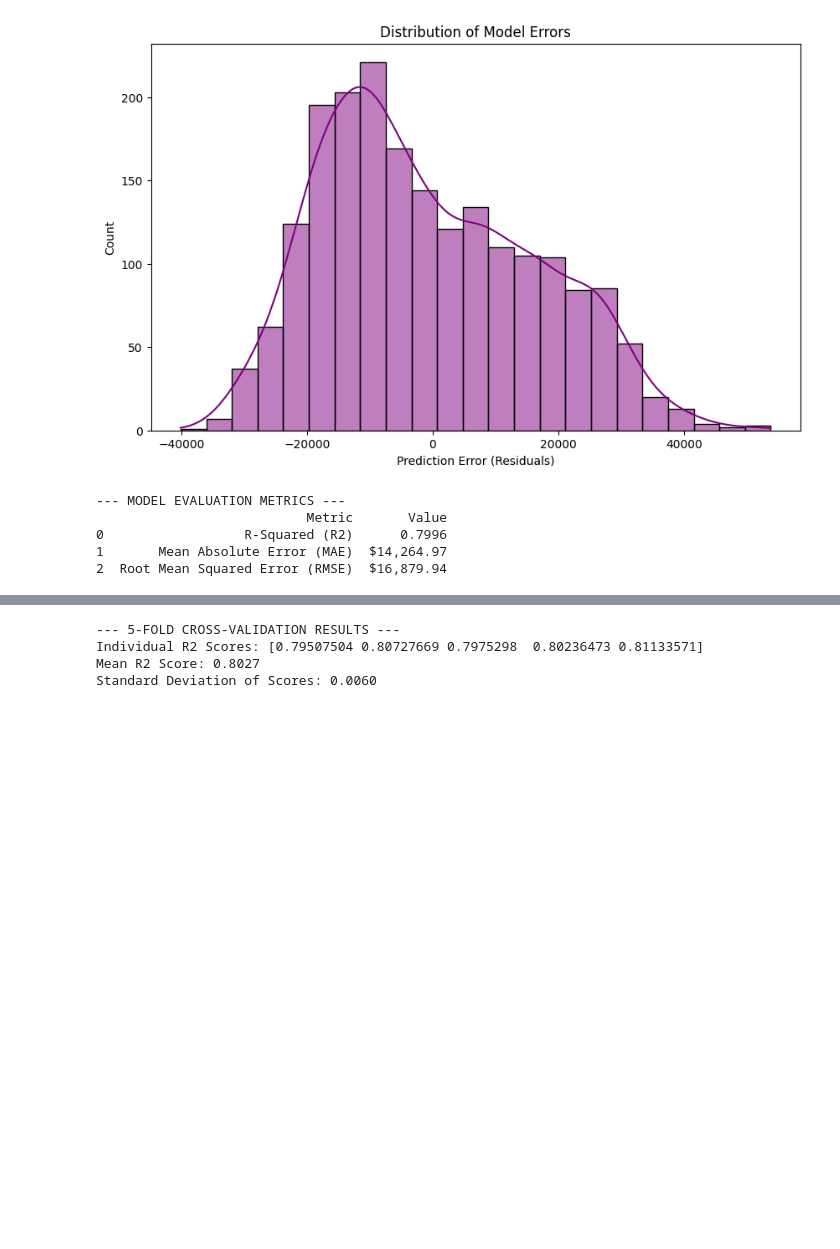
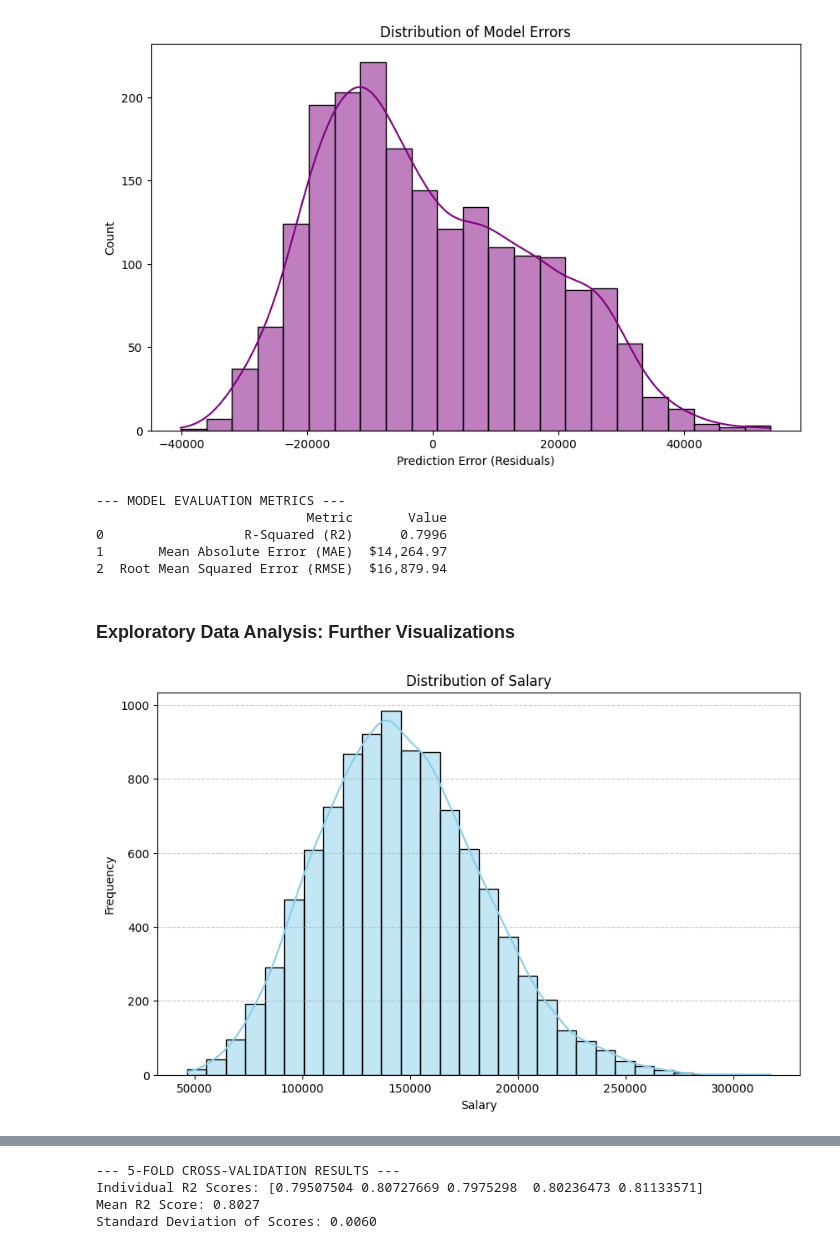
Before and after one commit to amoahgrace/Grace-Amoah-Com-763-S25016912-, a Jupyter notebook: Grace_Amoah_S25016912_Com_763.ipynb, the cells around one changed output, grey strips where cells are left out. Cells and saved outputs as stored; diff of their text form; code cells hidden in the pictures; blank space fills up the shorter version.

```diff
--- a/Grace_Amoah_S25016912_Com_763.ipynb
+++ b/Grace_Amoah_S25016912_Com_763.ipynb
@@ -162,3 +162,20 @@ print(metrics_df)
 0                  R-Squared (R2)      0.7996
 1       Mean Absolute Error (MAE)  $14,264.97
 2  Root Mean Squared Error (RMSE)  $16,879.94
+# %% [markdown]
+### Exploratory Data Analysis: Further Visualizations
+# %%
+import matplotlib.pyplot as plt
+import seaborn as sns
+
+# 1. Distribution of Salary
+plt.figure(figsize=(10, 6))
+sns.histplot(df['salary'], bins=30, kde=True, color='skyblue')
+plt.title('Distribution of Salary')
+plt.xlabel('Salary')
+plt.ylabel('Frequency')
+plt.grid(axis='y', linestyle='--', alpha=0.7)
+plt.savefig('salary_distribution.png')
+plt.show()
+# %% [output]
+[figure, added]
```
Also changed, not shown: parts of 2 cells of this notebook.
